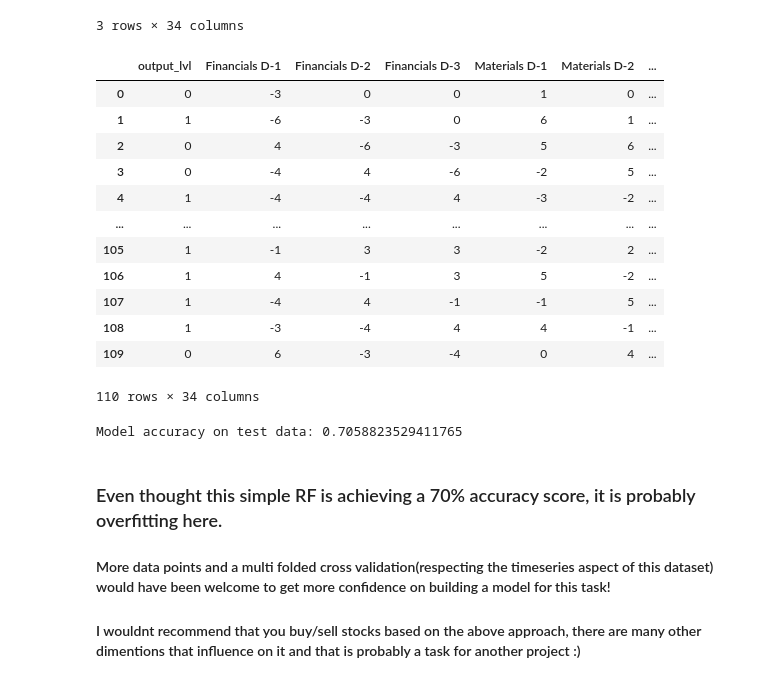
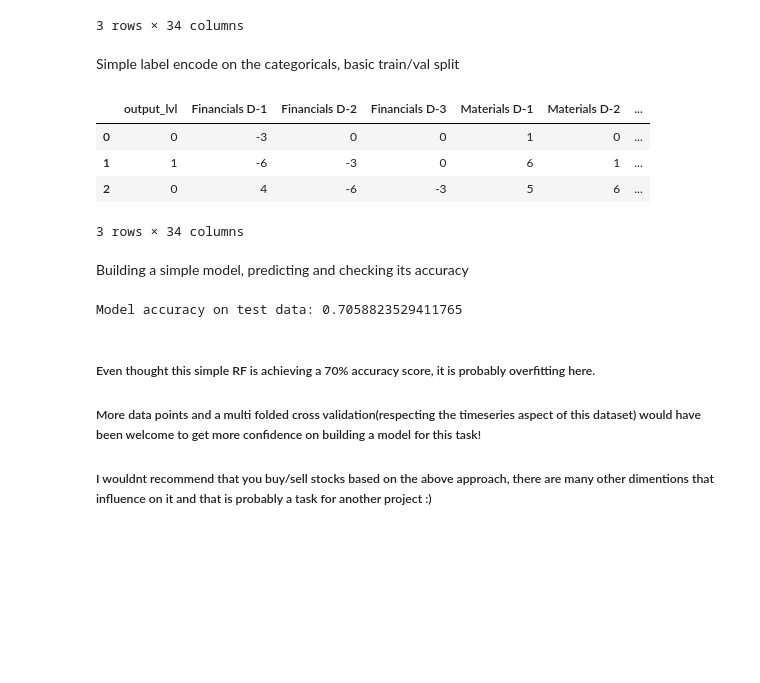
Before and after one commit to ga-tardochisalles/bova11-etf-stock-portfolio-eda-and-prediction, a Jupyter notebook: EDA_and_Model.ipynb, the cells around one changed output. Cells and saved outputs as stored; diff of their text form; code cells hidden in the pictures; blank space fills up the shorter version.

```diff
--- a/EDA_and_Model.ipynb
+++ b/EDA_and_Model.ipynb
@@ -309,29 +309,24 @@ this_labeled_df.head(3)
 | 1 | 1 | b_lvl6 | b_lvl3 | neutral | g_lvl6 | g_lvl1 | ... |
 | 2 | 0 | g_lvl4 | b_lvl6 | b_lvl3 | g_lvl5 | g_lvl6 | ... |
 3 rows × 34 columns
+# %% [markdown]
+Simple label encode on the categoricals, basic train/val split
 # %%
-# Simple label encode on the categoricals
 sub = len(classes)//2
 for idx, classe in enumerate(classes):
     this_labeled_df = this_labeled_df.replace([classe], idx-sub)
 
-display(this_labeled_df)
+display(this_labeled_df.head(3))
 # training on 85% of the data, validating on 15% last datapoints
 x_train, x_test, y_train, y_test = train_test_split(this_labeled_df.drop('output_lvl', axis=1, inplace=False),this_labeled_df['output_lvl'], shuffle=False, test_size=0.15)
 # %% [output]
 |  | output_lvl | Financials D-1 | Financials D-2 | Financials D-3 | Materials D-1 | Materials D-2 | ... |
 | 0 | 0 | -3 | 0 | 0 | 1 | 0 | ... |
 | 1 | 1 | -6 | -3 | 0 | 6 | 1 | ... |
 | 2 | 0 | 4 | -6 | -3 | 5 | 6 | ... |
-| 3 | 0 | -4 | 4 | -6 | -2 | 5 | ... |
-| 4 | 1 | -4 | -4 | 4 | -3 | -2 | ... |
-| ... | ... | ... | ... | ... | ... | ... | ... |
-| 105 | 1 | -1 | 3 | 3 | -2 | 2 | ... |
-| 106 | 1 | 4 | -1 | 3 | 5 | -2 | ... |
-| 107 | 1 | -4 | 4 | -1 | -1 | 5 | ... |
-| 108 | 1 | -3 | -4 | 4 | 4 | -1 | ... |
-| 109 | 0 | 6 | -3 | -4 | 0 | 4 | ... |
-110 rows × 34 columns
+3 rows × 34 columns
+# %% [markdown]
+Building a simple model, predicting and checking its accuracy
 # %%
 from sklearn.ensemble import RandomForestClassifier
 from sklearn import metrics
@@ -345,6 +340,6 @@ print(f"Model accuracy on test data: {metrics.accuracy_score(y_test, rf_predict)
 # %% [output]
 Model accuracy on test data: 0.7058823529411765
 # %% [markdown]
-### Even thought this simple RF is achieving a 70% accuracy score, it is probably overfitting here.
-#### More data points and a multi folded cross validation(respecting the timeseries aspect of this dataset) would have been welcome to get more confidence on building a model for this task!
-#### I wouldnt recommend that you buy/sell stocks based on the above approach, there are many other dimentions that influence on it and that is probably a task for another project :)
+##### Even thought this simple RF is achieving a 70% accuracy score, it is probably overfitting here.
+##### More data points and a multi folded cross validation(respecting the timeseries aspect of this dataset) would have been welcome to get more confidence on building a model for this task!
+##### I wouldnt recommend that you buy/sell stocks based on the above approach, there are many other dimentions that influence on it and that is probably a task for another project :)
```
Also changed, not shown: parts of 10 cells of this notebook.
